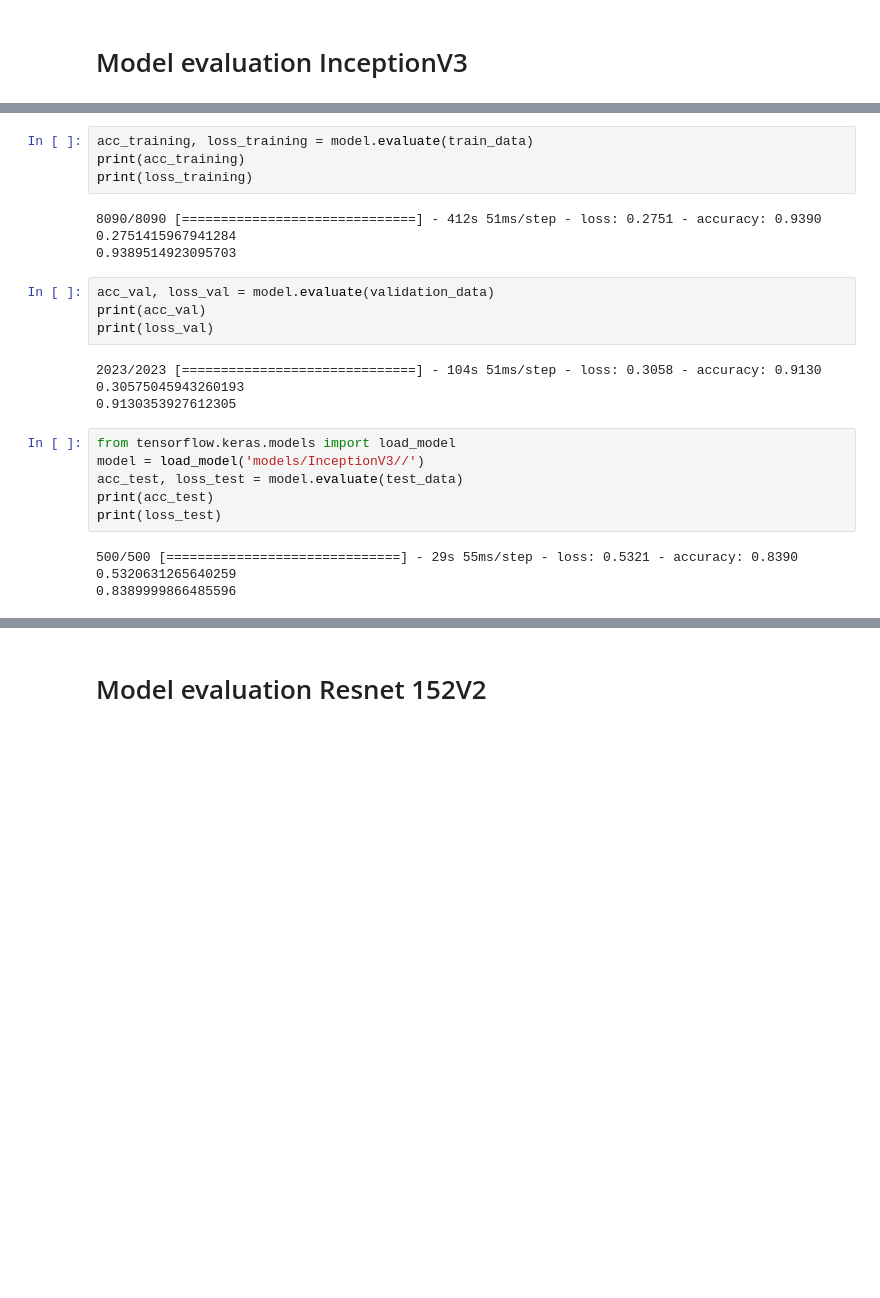
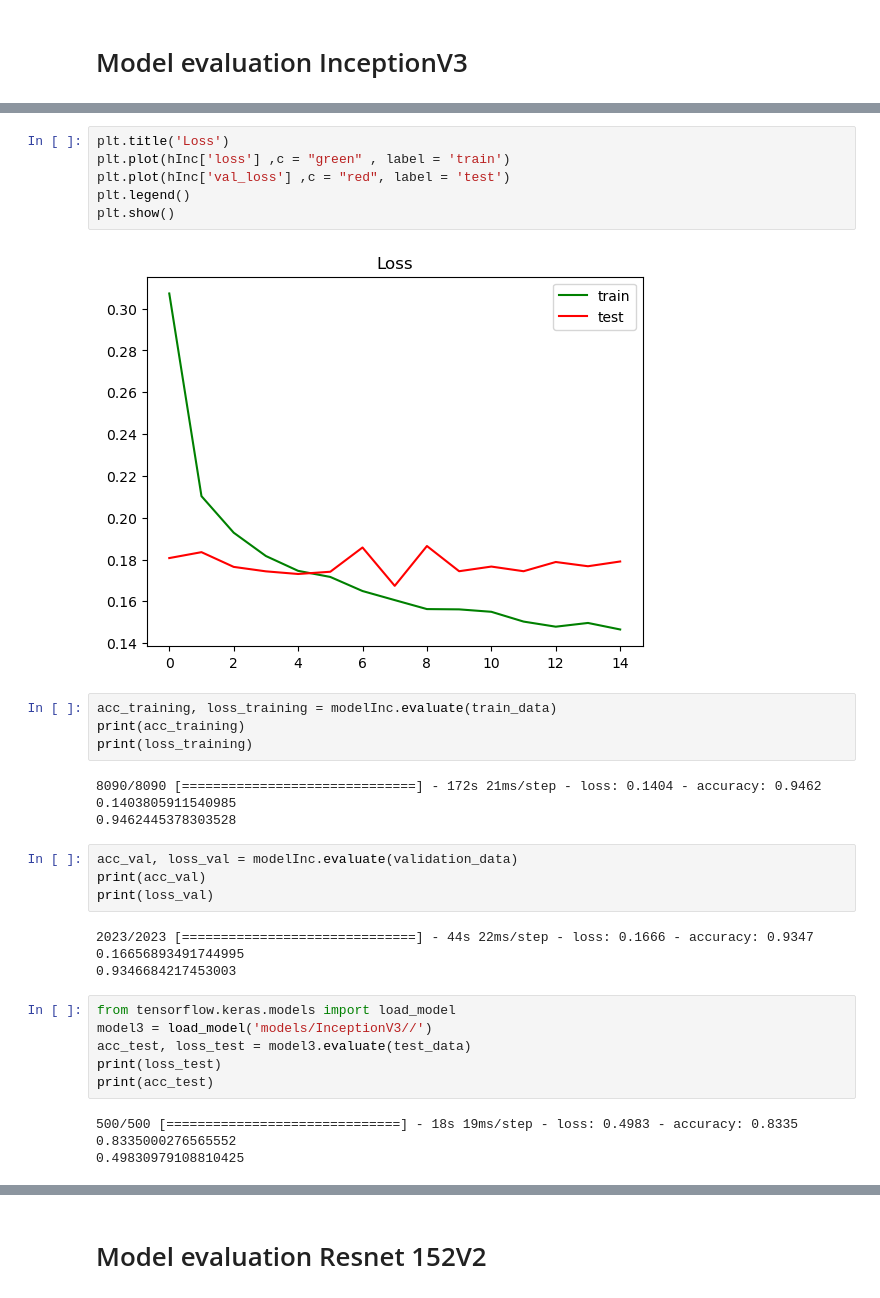
Before and after one commit to Xileff/try_drowsiness_detection, a Jupyter notebook: jupyter/Drowsiness Detection Model.ipynb, the cells around one changed output, grey strips where cells are left out. Drawn from its saved outputs; the diff is of its cells as text; blank space fills up the shorter version.

```diff
--- a/jupyter/Drowsiness Detection Model.ipynb
+++ b/jupyter/Drowsiness Detection Model.ipynb
@@ -361,26 +335,34 @@ Matrix size-incompatible: In[0]: [8,2], In[1]: [8,1]
+# %%
+plt.title('Loss')
+plt.plot(hInc['loss'] ,c = "green" , label = 'train')
+plt.plot(hInc['val_loss'] ,c = "red", label = 'test')
+plt.legend()
+plt.show()
+# %% [output]
+[figure, added]
 # %%
-acc_training, loss_training = model.evaluate(train_data)
+acc_training, loss_training = modelInc.evaluate(train_data)
 print(acc_training)
 print(loss_training)
 # %% [output]
-8090/8090 [==============================] - 412s 51ms/step - loss: 0.2751 - accuracy: 0.9390
-0.2751415967941284
-0.9389514923095703
+8090/8090 [==============================] - 172s 21ms/step - loss: 0.1404 - accuracy: 0.9462
+0.1403805911540985
+0.9462445378303528
 # %%
-acc_val, loss_val = model.evaluate(validation_data)
+acc_val, loss_val = modelInc.evaluate(validation_data)
 print(acc_val)
 print(loss_val)
 # %% [output]
-2023/2023 [==============================] - 104s 51ms/step - loss: 0.3058 - accuracy: 0.9130
-0.30575045943260193
-0.9130353927612305
+2023/2023 [==============================] - 44s 22ms/step - loss: 0.1666 - accuracy: 0.9347
+0.16656893491744995
+0.9346684217453003
 # %%
 from tensorflow.keras.models import load_model
-model = load_model('models/InceptionV3//')
-acc_test, loss_test = model.evaluate(test_data)
+model3 = load_model('models/InceptionV3//')
+acc_test, loss_test = model3.evaluate(test_data)
+print(loss_test)
 print(acc_test)
-print(loss_test)
 # %% [output]
-500/500 [==============================] - 29s 55ms/step - loss: 0.5321 - accuracy: 0.8390
-0.5320631265640259
-0.8389999866485596
+500/500 [==============================] - 18s 19ms/step - loss: 0.4983 - accuracy: 0.8335
+0.8335000276565552
+0.49830979108810425
```
Also changed, not shown: parts of 32 cells of this notebook, 8 other files.
